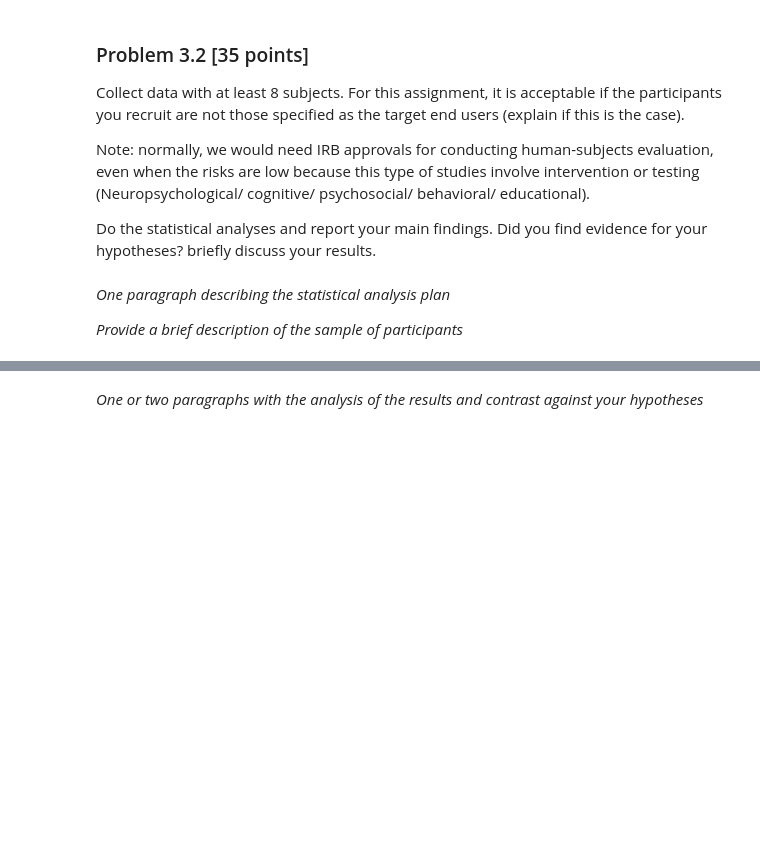
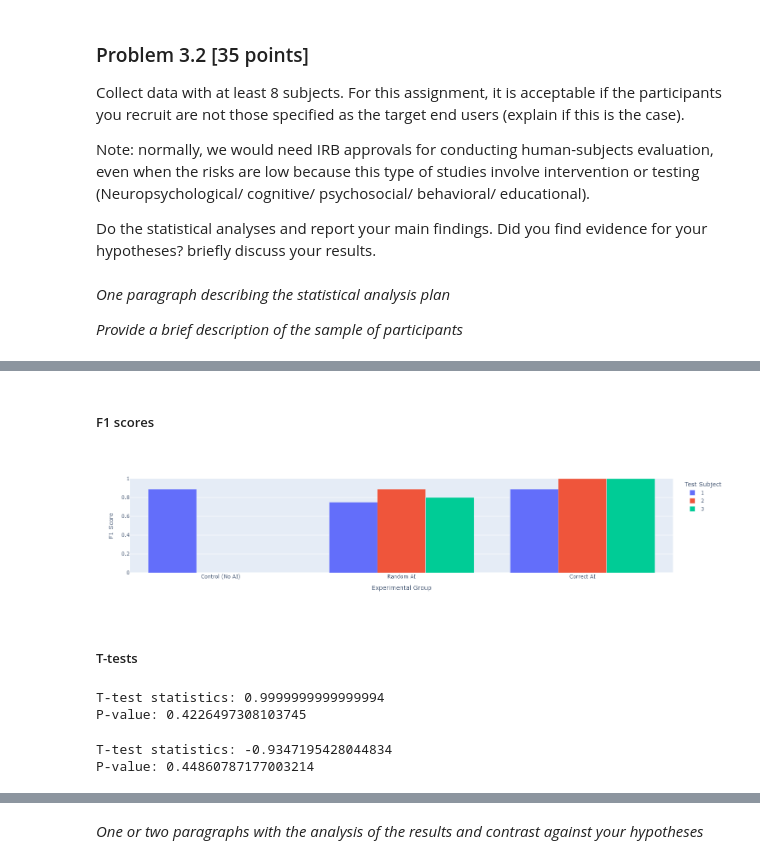
Before and after one commit to nexync/iml_final, a Jupyter notebook: Interpretable_ML_group_assignment_2.ipynb, the cells around one changed output, grey strips where cells are left out. Cells and saved outputs as stored; diff of their text form; code cells hidden in the pictures; blank space fills up the shorter version.

Commit message:
Added some plots and t-tests

```diff
--- a/Interpretable_ML_group_assignment_2.ipynb
+++ b/Interpretable_ML_group_assignment_2.ipynb
@@ -18,6 +18,19 @@ Only one submission per group is needed. Add the names of your team members:
 **Learning outcomes:**
 1.  Formulating study designs to test your solutions.
 2.  Executing the study and interpreting the data acquired.
+# %%
+import pandas as pd
+import numpy as np
+import plotly.express as px
+from scipy import stats
+from sklearn.metrics import *
+
+TRUE_LABELS = np.array([0, 1, 1, 0, 0, 1, 1, 1, 0, 0])
+GROUP_MAP = {
+    1: 'Correct AI',
+    2: 'Random AI',
+    3: 'Control (No AI)'
+}
 # %% [markdown]
 ### Background
 Make sure you read and undestand these concepts before you start developing the assignment.
@@ -179,0 +201,26 @@ Do the statistical analyses and report your main findings. Did you find evidence
+# %% [markdown]
+##### F1 scores
+# %%
+plot_dict = {k: [] for k in ('Experimental Group', 'Test Subject', 'F1 Score')}
+for group in reversed(sorted(df['group'].unique())):
+    group_df = df[df['group'] == group]
+    for subject in group_df['subject'].unique():
+        subject_df = group_df[group_df['subject'] == subject]
+        subject_acc = f1_score(TRUE_LABELS, subject_df['answer'])
+        plot_dict['Experimental Group'].append(GROUP_MAP[group])
+        plot_dict['Test Subject'].append(str(subject))
+        plot_dict['F1 Score'].append(subject_acc)
+plot_df = pd.DataFrame(plot_dict)
+fig = px.bar(
+    plot_df,
+    x='Experimental Group',
+    y='F1 Score',
+    color='Test Subject',
+    barmode='group',
+    range_y=[0,1]
+)
+fig.show()
+# %% [output]
+[figure, added]
+# %% [markdown]
+##### T-tests
@@ -179,0 +231,16 @@ Do the statistical analyses and report your main findings. Did you find evidence
+# %%
+t_stat, p_value = stats.ttest_ind(group1, group3)
+
+print('T-test statistics:', t_stat)
+print('P-value:', p_value)
+# %% [output]
+T-test statistics: 0.9999999999999994
+P-value: 0.4226497308103745
+# %%
+t_stat, p_value = stats.ttest_ind(group2, group3)
+
+print('T-test statistics:', t_stat)
+print('P-value:', p_value)
+# %% [output]
+T-test statistics: -0.9347195428044834
+P-value: 0.44860787177003214
```
Also changed, not shown: parts of 12 cells of this notebook.
